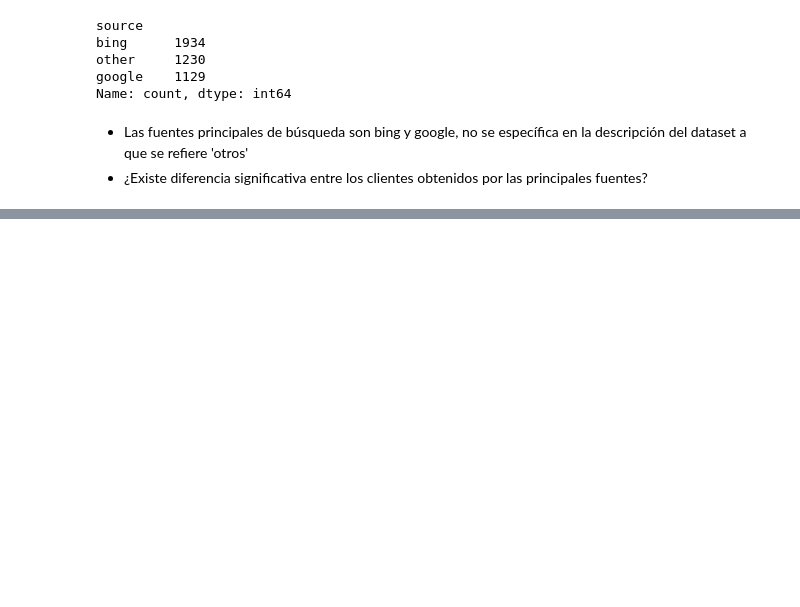
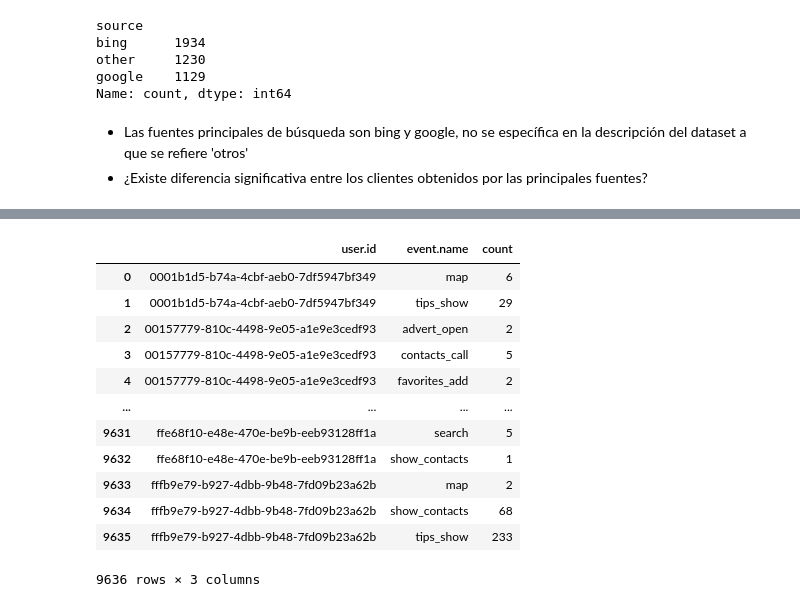
Before and after one commit to Alop89/integral_project, a Jupyter notebook: structuring/descomposicion.ipynb, the cells around one changed output, grey strips where cells are left out. Drawn from its saved outputs; the diff is of its cells as text; code cells hidden in the pictures; blank space fills up the shorter version.

```diff
--- a/structuring/descomposicion.ipynb
+++ b/structuring/descomposicion.ipynb
@@ -160,0 +219,19 @@ Name: count, dtype: int64
+# %%
+# Análisis del comportamiento de usuarios
+group_by_users = data.groupby(['user.id', 'event.name']).size().reset_index()
+group_by_users.columns = ['user.id', 'event.name','count']
+group_by_users
+# %% [output]
+|  | user.id | event.name | count |
+| 0 | 0001b1d5-b74a-4cbf-aeb0-7df5947bf349 | map | 6 |
+| 1 | 0001b1d5-b74a-4cbf-aeb0-7df5947bf349 | tips_show | 29 |
+| 2 | 00157779-810c-4498-9e05-a1e9e3cedf93 | advert_open | 2 |
+| 3 | 00157779-810c-4498-9e05-a1e9e3cedf93 | contacts_call | 5 |
+| 4 | 00157779-810c-4498-9e05-a1e9e3cedf93 | favorites_add | 2 |
+| ... | ... | ... | ... |
+| 9631 | ffe68f10-e48e-470e-be9b-eeb93128ff1a | search | 5 |
+| 9632 | ffe68f10-e48e-470e-be9b-eeb93128ff1a | show_contacts | 1 |
+| 9633 | fffb9e79-b927-4dbb-9b48-7fd09b23a62b | map | 2 |
+| 9634 | fffb9e79-b927-4dbb-9b48-7fd09b23a62b | show_contacts | 68 |
+| 9635 | fffb9e79-b927-4dbb-9b48-7fd09b23a62b | tips_show | 233 |
+9636 rows × 3 columns
```
Also changed, not shown: parts of 29 cells of this notebook.
